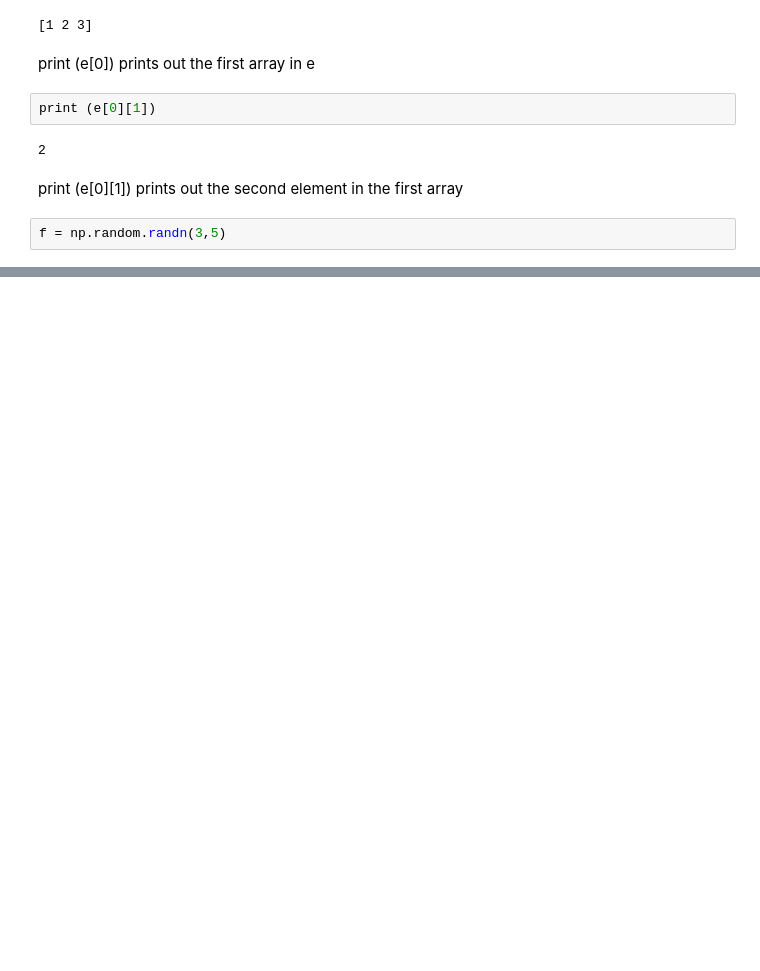
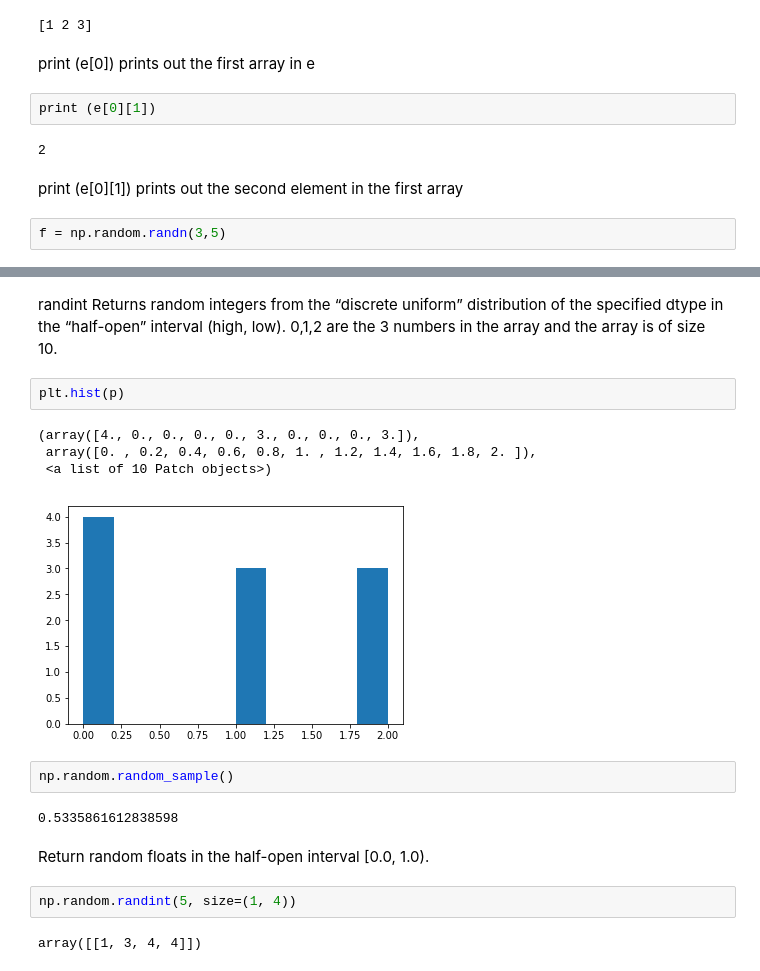
Before and after one commit to sarahCarroll/emerg-tech-assign, a Jupyter notebook: NumPy Random.ipynb, the cells around one changed output, grey strips where cells are left out. Saved outputs shown, nothing was run; the diff lists cells and outputs as text; blank space fills up the shorter version.

```diff
--- a/NumPy Random.ipynb
+++ b/NumPy Random.ipynb
@@ -78,0 +127,19 @@ np.random.randn(3,5) prints out a random multidimentional array with array size
+# %% [markdown]
+randint Returns random integers from the “discrete uniform” distribution of the specified dtype in the “half-open” interval (high, low). 0,1,2 are the 3 numbers in the array and the array is of size 10.
+# %%
+plt.hist(p)
+# %% [output]
+(array([4., 0., 0., 0., 0., 3., 0., 0., 0., 3.]),
+ array([0. , 0.2, 0.4, 0.6, 0.8, 1. , 1.2, 1.4, 1.6, 1.8, 2. ]),
+ <a list of 10 Patch objects>)
+[figure, added]
+# %%
+np.random.random_sample()
+# %% [output]
+0.5335861612838598
+# %% [markdown]
+Return random floats in the half-open interval [0.0, 1.0).
+# %%
+np.random.randint(5, size=(1, 4))
+# %% [output]
+array([[1, 3, 4, 4]])
```
Also changed, not shown: parts of 18 cells of this notebook.
